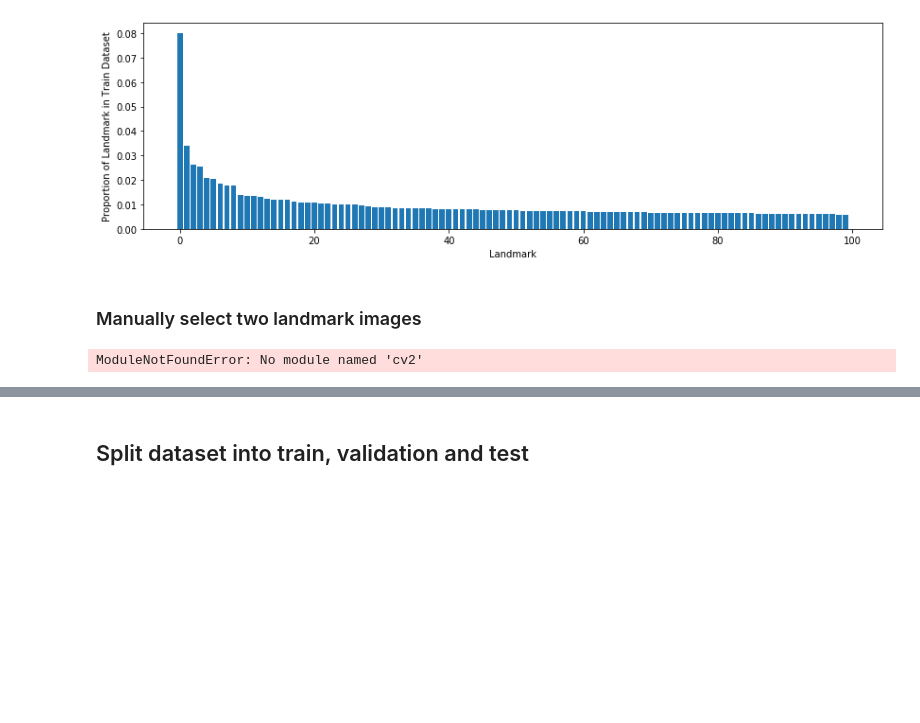
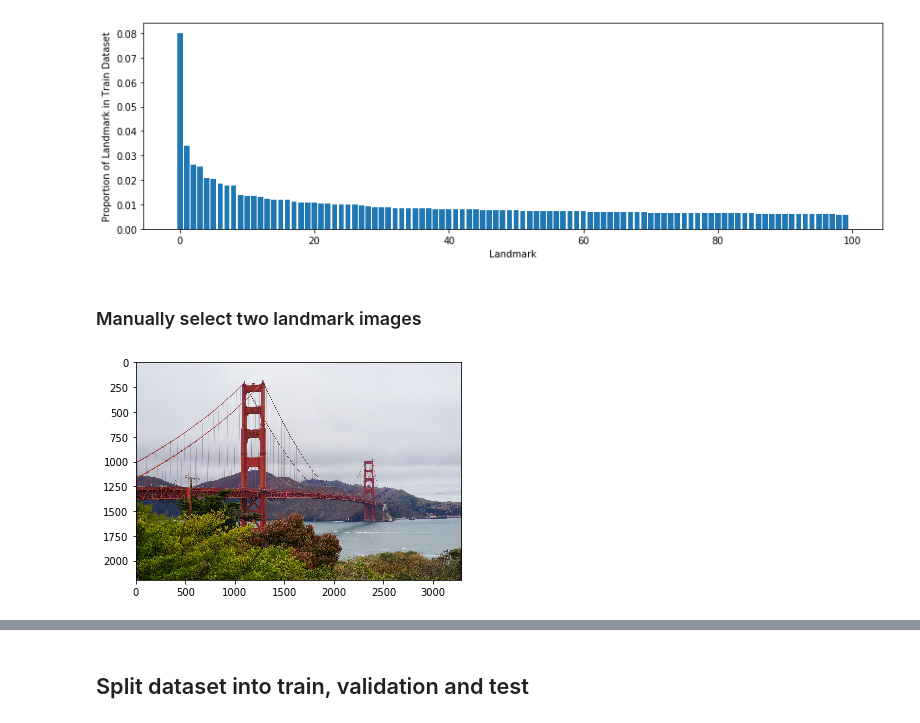
Before and after one commit to samuel890/google-landmark-2019-competition, a Jupyter notebook: landmark_recognition.ipynb, the cells around one changed output, grey strips where cells are left out. Saved outputs shown, nothing was run; the diff lists cells and outputs as text; code cells hidden in the pictures; blank space fills up the shorter version.

```diff
--- a/landmark_recognition.ipynb
+++ b/landmark_recognition.ipynb
@@ -143,10 +143,10 @@ plt.savefig('./report/class_dist.png')
 ### Manually select two landmark images
 # %%
 import cv2
-img = cv2.imread('./train_images/1e67f4466c315b98.jpg')
+img = cv2.imread('./train_images/283308fcc7c67fd5.jpg')
 cv_rgb = cv2.cvtColor(img, cv2.COLOR_BGR2RGB)
 plt.imshow(cv_rgb)
 plt.show()
 # %% [output]
-ModuleNotFoundError: No module named 'cv2'
+[figure, added]
 # %%
```
Also changed, not shown: parts of 43 cells of this notebook, 3 other files.
